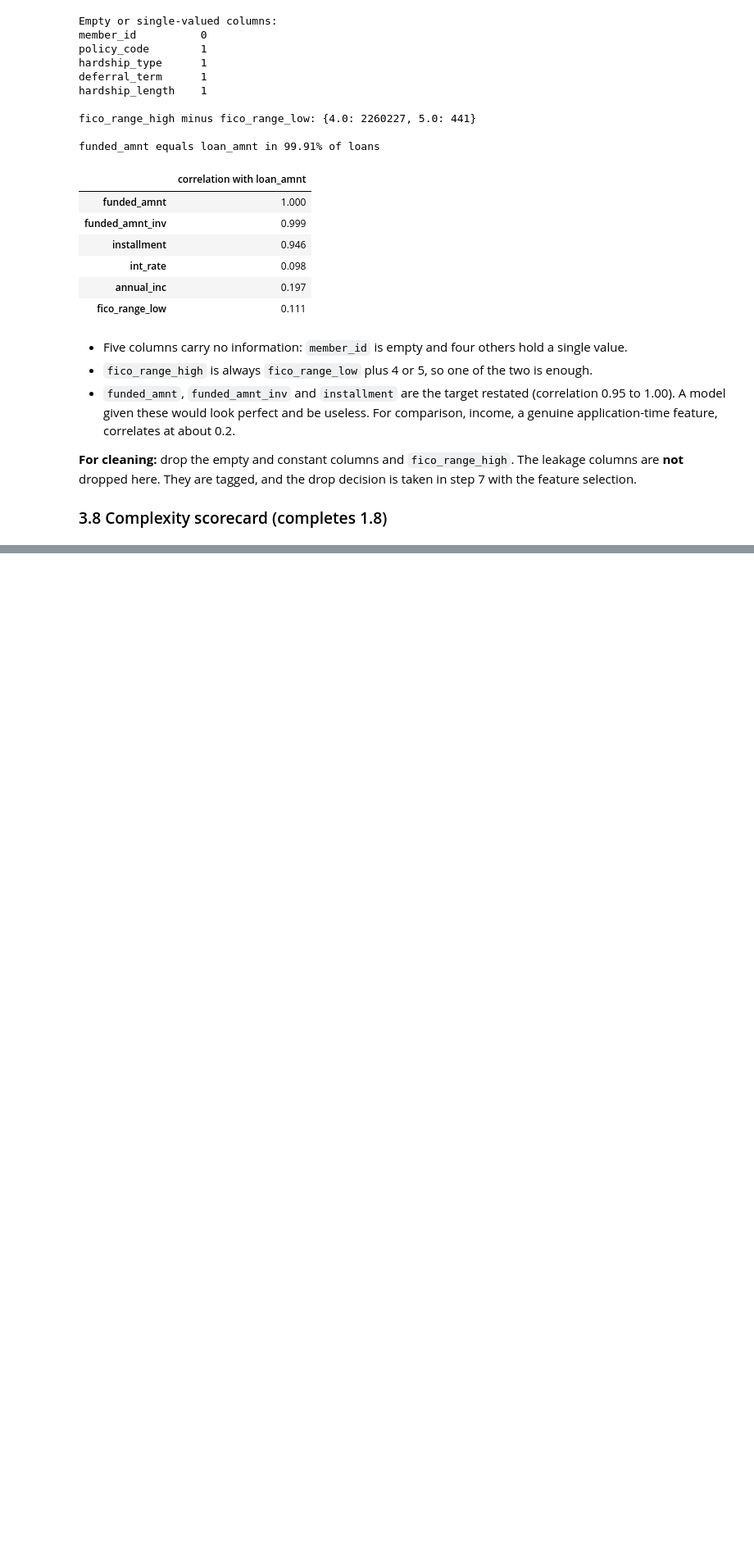
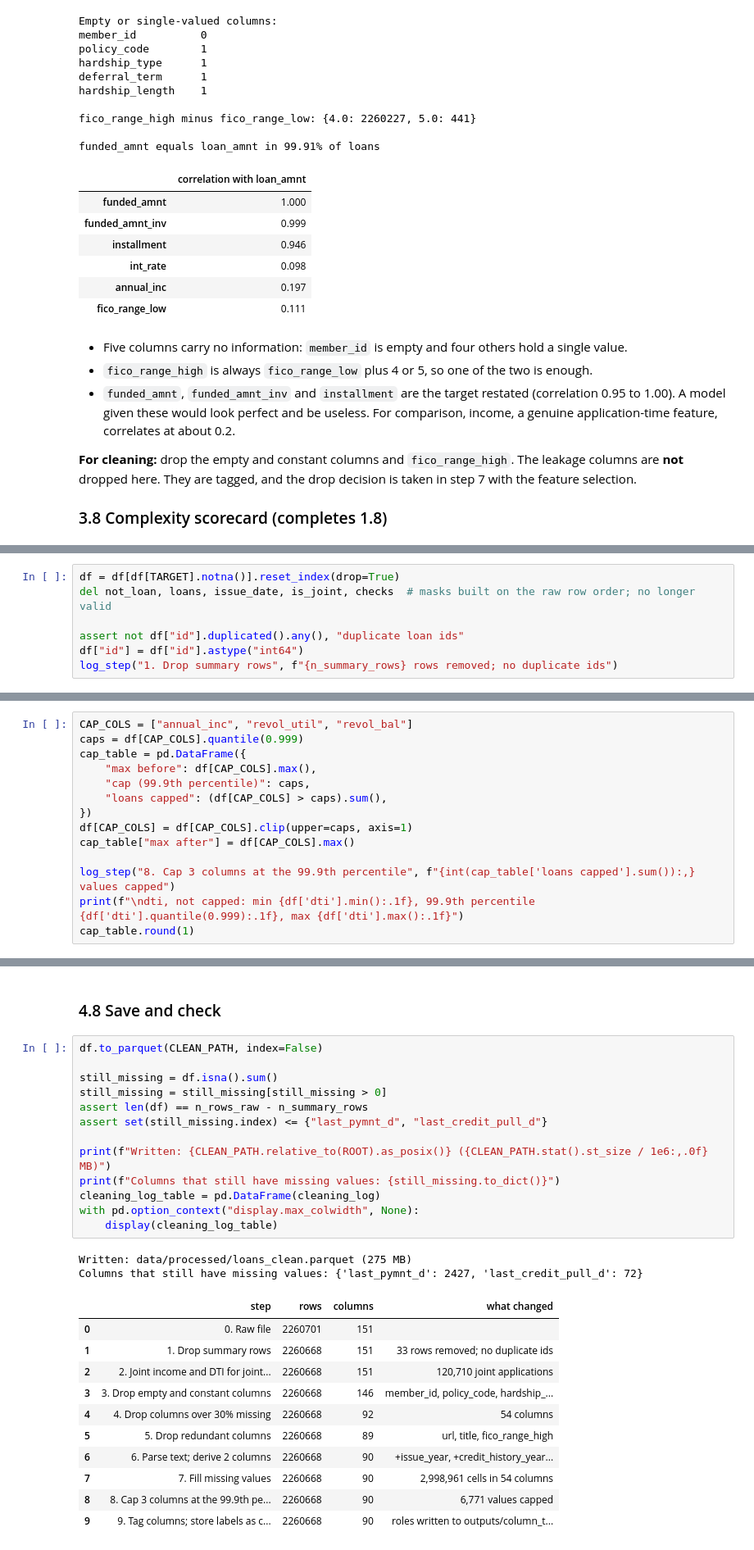
Before and after one commit to dhruvinn25/credibility-gamble, a Jupyter notebook: notebooks/01_data_prep.ipynb, the cells around one changed output, grey strips where cells are left out. Shown at 82% size. Saved outputs shown, nothing was run; the diff lists cells and outputs as text; blank space fills up the shorter version.

```diff
--- a/notebooks/01_data_prep.ipynb
+++ b/notebooks/01_data_prep.ipynb
@@ -822,0 +854,7 @@ with pd.option_context("display.max_colwidth", None):
+# %%
+df = df[df[TARGET].notna()].reset_index(drop=True)
+del not_loan, loans, issue_date, is_joint, checks  # masks built on the raw row order; no longer valid
+
+assert not df["id"].duplicated().any(), "duplicate loan ids"
+df["id"] = df["id"].astype("int64")
+log_step("1. Drop summary rows", f"{n_summary_rows} rows removed; no duplicate ids")
@@ -822,0 +1055,14 @@ with pd.option_context("display.max_colwidth", None):
+# %%
+CAP_COLS = ["annual_inc", "revol_util", "revol_bal"]
+caps = df[CAP_COLS].quantile(0.999)
+cap_table = pd.DataFrame({
+    "max before": df[CAP_COLS].max(),
+    "cap (99.9th percentile)": caps,
+    "loans capped": (df[CAP_COLS] > caps).sum(),
+})
+df[CAP_COLS] = df[CAP_COLS].clip(upper=caps, axis=1)
+cap_table["max after"] = df[CAP_COLS].max()
+
+log_step("8. Cap 3 columns at the 99.9th percentile", f"{int(cap_table['loans capped'].sum()):,} values capped")
+print(f"\ndti, not capped: min {df['dti'].min():.1f}, 99.9th percentile {df['dti'].quantile(0.999):.1f}, max {df['dti'].max():.1f}")
+cap_table.round(1)
@@ -822,0 +1138,29 @@ with pd.option_context("display.max_colwidth", None):
+# %% [markdown]
+### 4.8 Save and check
+# %%
+df.to_parquet(CLEAN_PATH, index=False)
+
+still_missing = df.isna().sum()
+still_missing = still_missing[still_missing > 0]
+assert len(df) == n_rows_raw - n_summary_rows
+assert set(still_missing.index) <= {"last_pymnt_d", "last_credit_pull_d"}
+
+print(f"Written: {CLEAN_PATH.relative_to(ROOT).as_posix()} ({CLEAN_PATH.stat().st_size / 1e6:,.0f} MB)")
+print(f"Columns that still have missing values: {still_missing.to_dict()}")
+cleaning_log_table = pd.DataFrame(cleaning_log)
+with pd.option_context("display.max_colwidth", None):
+    display(cleaning_log_table)
+# %% [output]
+Written: data/processed/loans_clean.parquet (275 MB)
+Columns that still have missing values: {'last_pymnt_d': 2427, 'last_credit_pull_d': 72}
+|  | step | rows | columns | what changed |
+| 0 | 0. Raw file | 2260701 | 151 |  |
+| 1 | 1. Drop summary rows | 2260668 | 151 | 33 rows removed; no duplicate ids |
+| 2 | 2. Joint income and DTI for joint... | 2260668 | 151 | 120,710 joint applications |
+| 3 | 3. Drop empty and constant columns | 2260668 | 146 | member_id, policy_code, hardship_... |
+| 4 | 4. Drop columns over 30% missing | 2260668 | 92 | 54 columns |
+| 5 | 5. Drop redundant columns | 2260668 | 89 | url, title, fico_range_high |
+| 6 | 6. Parse text; derive 2 columns | 2260668 | 90 | +issue_year, +credit_history_year... |
+| 7 | 7. Fill missing values | 2260668 | 90 | 2,998,961 cells in 54 columns |
+| 8 | 8. Cap 3 columns at the 99.9th pe... | 2260668 | 90 | 6,771 values capped |
+| 9 | 9. Tag columns; store labels as c... | 2260668 | 90 | roles written to outputs/column_t... |
```
Also changed, not shown: parts of 22 cells of this notebook, 2 other files.
